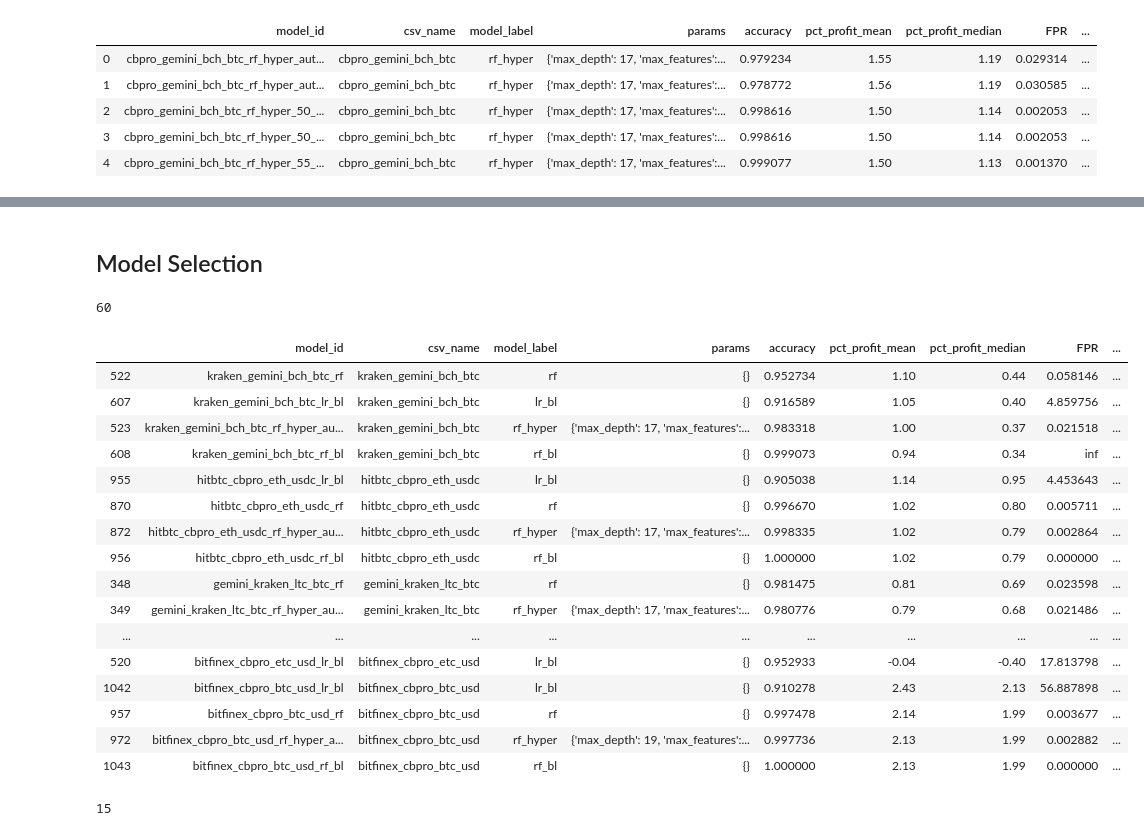
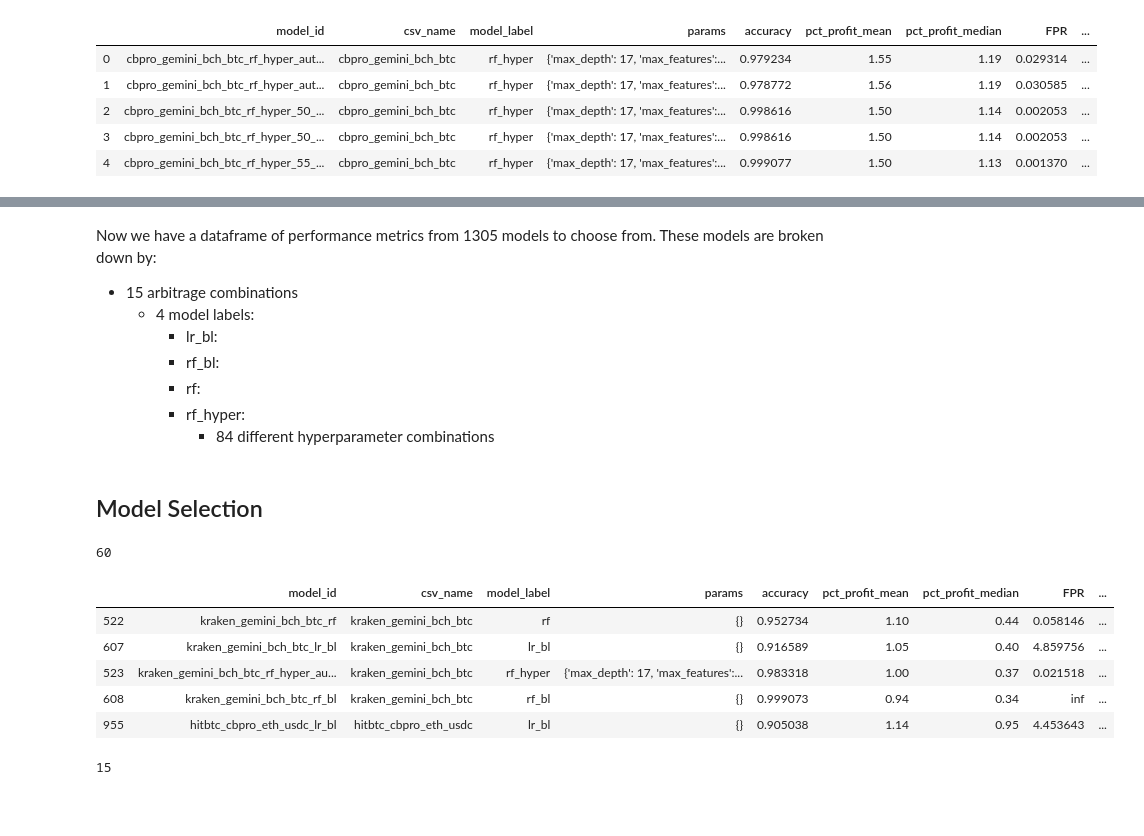
Before and after one commit to Cryptolytic-app/cryptolyticapp, a Jupyter notebook: modeling/3_arbitrage_model_evaluation.ipynb, the cells around one changed output, grey strips where cells are left out. Drawn from its saved outputs; the diff is of its cells as text; code cells hidden in the pictures; blank space fills up the shorter version.

```diff
--- a/modeling/3_arbitrage_model_evaluation.ipynb
+++ b/modeling/3_arbitrage_model_evaluation.ipynb
@@ -219,6 +227,15 @@ perf_df.head()
 | 2 | cbpro_gemini_bch_btc_rf_hyper_50_... | cbpro_gemini_bch_btc | rf_hyper | {'max_depth': 17, 'max_features':... | 0.998616 | 1.50 | 1.14 | 0.002053 | ... |
 | 3 | cbpro_gemini_bch_btc_rf_hyper_50_... | cbpro_gemini_bch_btc | rf_hyper | {'max_depth': 17, 'max_features':... | 0.998616 | 1.50 | 1.14 | 0.002053 | ... |
 | 4 | cbpro_gemini_bch_btc_rf_hyper_55_... | cbpro_gemini_bch_btc | rf_hyper | {'max_depth': 17, 'max_features':... | 0.999077 | 1.50 | 1.13 | 0.001370 | ... |
+# %% [markdown]
+Now we have a dataframe of performance metrics from 1305 models to choose from. These models are broken down by:
+- 15 arbitrage combinations
+    - 4 model labels:
+        - lr_bl:
+        - rf_bl:
+        - rf:
+        - rf_hyper:
+            - 84 different hyperparameter combinations
 # %% [markdown]
 ## Model Selection
 # %%
@@ -259,29 +276,18 @@ top_models_df, baseline_df = model_selection(perf_df)
 # %%
 baseline_df = baseline_df.sort_values(
     by=['csv_name', 'pct_profit_mean'],
     ascending=False
 )
 print(len(baseline_df)) # 60 models
-baseline_df #.head(10)
+baseline_df.head()
 # %% [output]
 60
 |  | model_id | csv_name | model_label | params | accuracy | pct_profit_mean | pct_profit_median | FPR | ... |
 | 522 | kraken_gemini_bch_btc_rf | kraken_gemini_bch_btc | rf | {} | 0.952734 | 1.10 | 0.44 | 0.058146 | ... |
 | 607 | kraken_gemini_bch_btc_lr_bl | kraken_gemini_bch_btc | lr_bl | {} | 0.916589 | 1.05 | 0.40 | 4.859756 | ... |
 | 523 | kraken_gemini_bch_btc_rf_hyper_au... | kraken_gemini_bch_btc | rf_hyper | {'max_depth': 17, 'max_features':... | 0.983318 | 1.00 | 0.37 | 0.021518 | ... |
 | 608 | kraken_gemini_bch_btc_rf_bl | kraken_gemini_bch_btc | rf_bl | {} | 0.999073 | 0.94 | 0.34 | inf | ... |
 | 955 | hitbtc_cbpro_eth_usdc_lr_bl | hitbtc_cbpro_eth_usdc | lr_bl | {} | 0.905038 | 1.14 | 0.95 | 4.453643 | ... |
-| 870 | hitbtc_cbpro_eth_usdc_rf | hitbtc_cbpro_eth_usdc | rf | {} | 0.996670 | 1.02 | 0.80 | 0.005711 | ... |
-| 872 | hitbtc_cbpro_eth_usdc_rf_hyper_au... | hitbtc_cbpro_eth_usdc | rf_hyper | {'max_depth': 17, 'max_features':... | 0.998335 | 1.02 | 0.79 | 0.002864 | ... |
-| 956 | hitbtc_cbpro_eth_usdc_rf_bl | hitbtc_cbpro_eth_usdc | rf_bl | {} | 1.000000 | 1.02 | 0.79 | 0.000000 | ... |
-| 348 | gemini_kraken_ltc_btc_rf | gemini_kraken_ltc_btc | rf | {} | 0.981475 | 0.81 | 0.69 | 0.023598 | ... |
-| 349 | gemini_kraken_ltc_btc_rf_hyper_au... | gemini_kraken_ltc_btc | rf_hyper | {'max_depth': 17, 'max_features':... | 0.980776 | 0.79 | 0.68 | 0.021486 | ... |
-| ... | ... | ... | ... | ... | ... | ... | ... | ... | ... |
-| 520 | bitfinex_cbpro_etc_usd_lr_bl | bitfinex_cbpro_etc_usd | lr_bl | {} | 0.952933 | -0.04 | -0.40 | 17.813798 | ... |
-| 1042 | bitfinex_cbpro_btc_usd_lr_bl | bitfinex_cbpro_btc_usd | lr_bl | {} | 0.910278 | 2.43 | 2.13 | 56.887898 | ... |
-| 957 | bitfinex_cbpro_btc_usd_rf | bitfinex_cbpro_btc_usd | rf | {} | 0.997478 | 2.14 | 1.99 | 0.003677 | ... |
-| 972 | bitfinex_cbpro_btc_usd_rf_hyper_a... | bitfinex_cbpro_btc_usd | rf_hyper | {'max_depth': 19, 'max_features':... | 0.997736 | 2.13 | 1.99 | 0.002882 | ... |
-| 1043 | bitfinex_cbpro_btc_usd_rf_bl | bitfinex_cbpro_btc_usd | rf_bl | {} | 1.000000 | 2.13 | 1.99 | 0.000000 | ... |
 # %%
 top_models_df = top_models_df.sort_values(
     by=['pct_profit_mean'],
```
Also changed, not shown: parts of 8 cells of this notebook.
